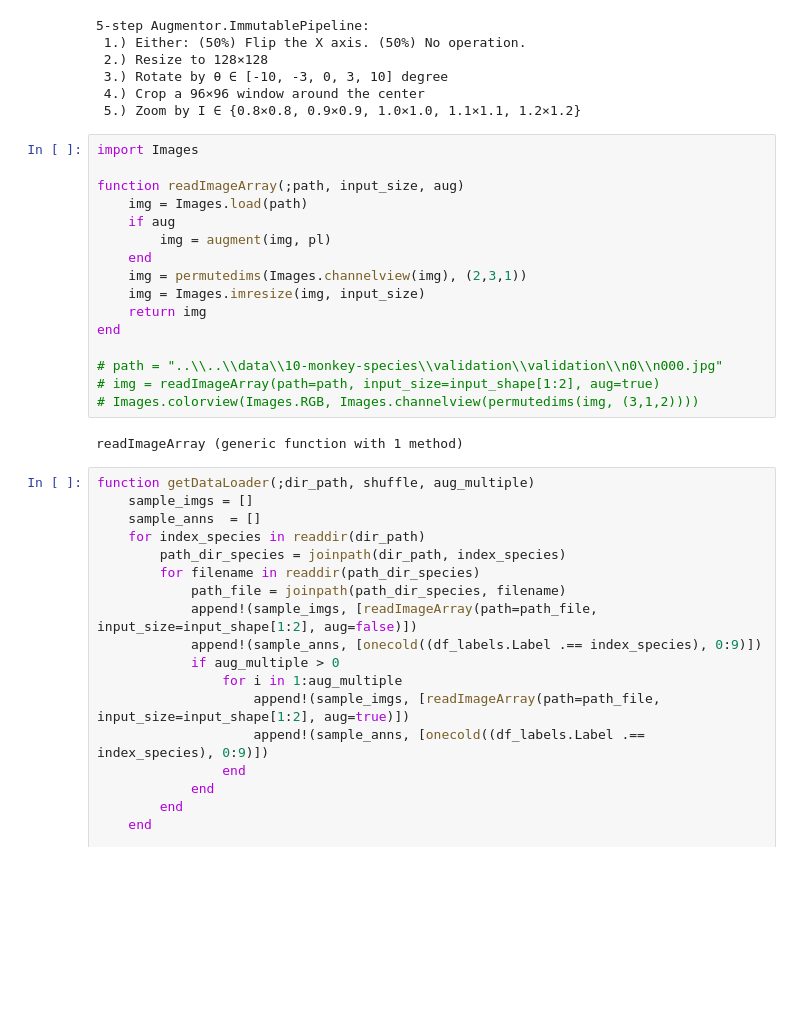
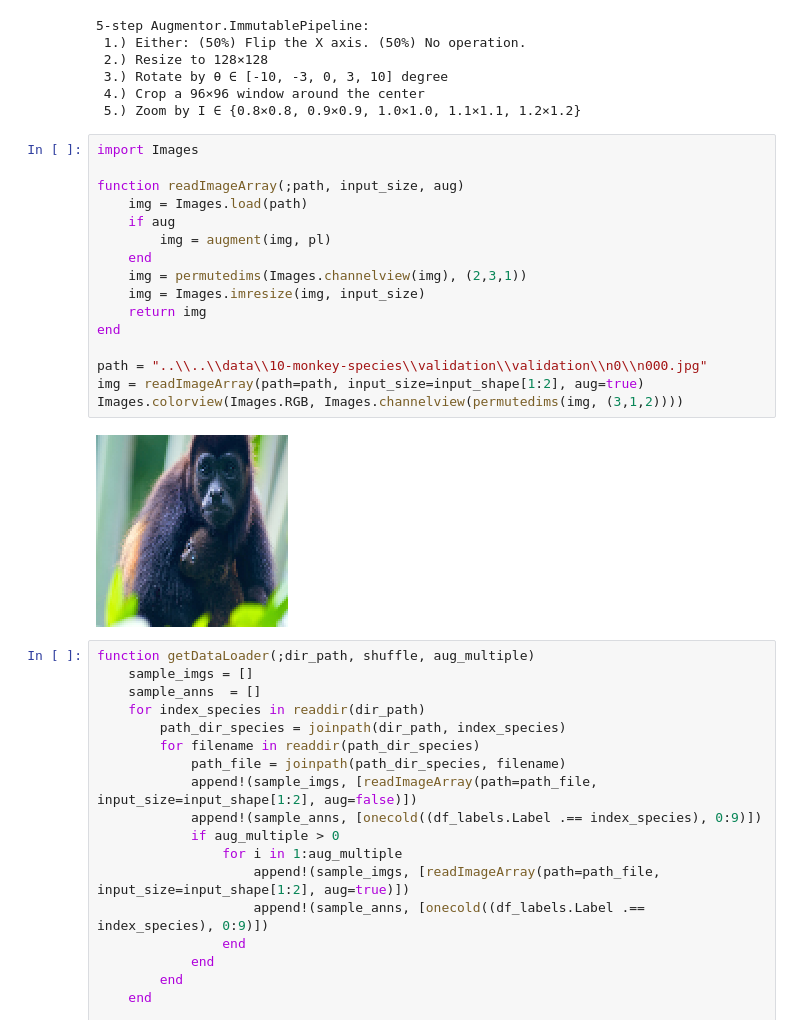
Before and after one commit to magikerwin/1st-Julia-DL-CV-Marathon, a Jupyter notebook: homework/Day-034_036/monkey-classifier.ipynb, the cells around one changed output. Saved outputs shown, nothing was run; the diff lists cells and outputs as text; blank space fills up the shorter version.

```diff
--- a/homework/Day-034_036/monkey-classifier.ipynb
+++ b/homework/Day-034_036/monkey-classifier.ipynb
@@ -74,21 +76,21 @@ pl = FlipX(0.5) |> Resize(128, 128) |> Rotate([-10,-3,0,3,10]) |> CropSize(96,96
 # %%
 import Images
 
 function readImageArray(;path, input_size, aug)
     img = Images.load(path)
     if aug
         img = augment(img, pl)
     end
     img = permutedims(Images.channelview(img), (2,3,1))
     img = Images.imresize(img, input_size)
     return img
 end
 
-# path = "..\\..\\data\\10-monkey-species\\validation\\validation\\n0\\n000.jpg"
-# img = readImageArray(path=path, input_size=input_shape[1:2], aug=true)
-# Images.colorview(Images.RGB, Images.channelview(permutedims(img, (3,1,2))))
+path = "..\\..\\data\\10-monkey-species\\validation\\validation\\n0\\n000.jpg"
+img = readImageArray(path=path, input_size=input_shape[1:2], aug=true)
+Images.colorview(Images.RGB, Images.channelview(permutedims(img, (3,1,2))))
 # %% [output]
-readImageArray (generic function with 1 method)
+[figure, added]
 # %%
 function getDataLoader(;dir_path, shuffle, aug_multiple)
     sample_imgs = []
```
Also changed, not shown: parts of 2 cells of this notebook, 14 other files.
